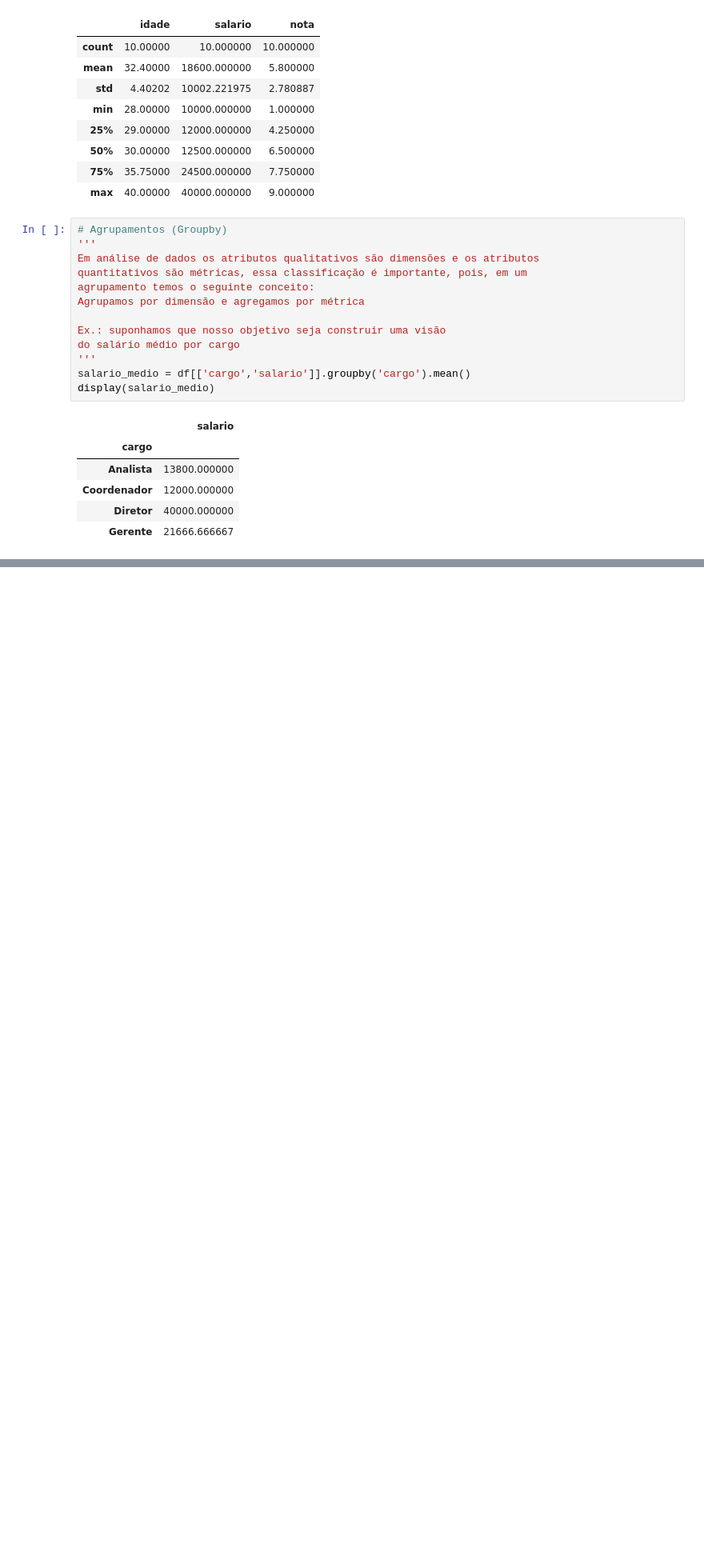
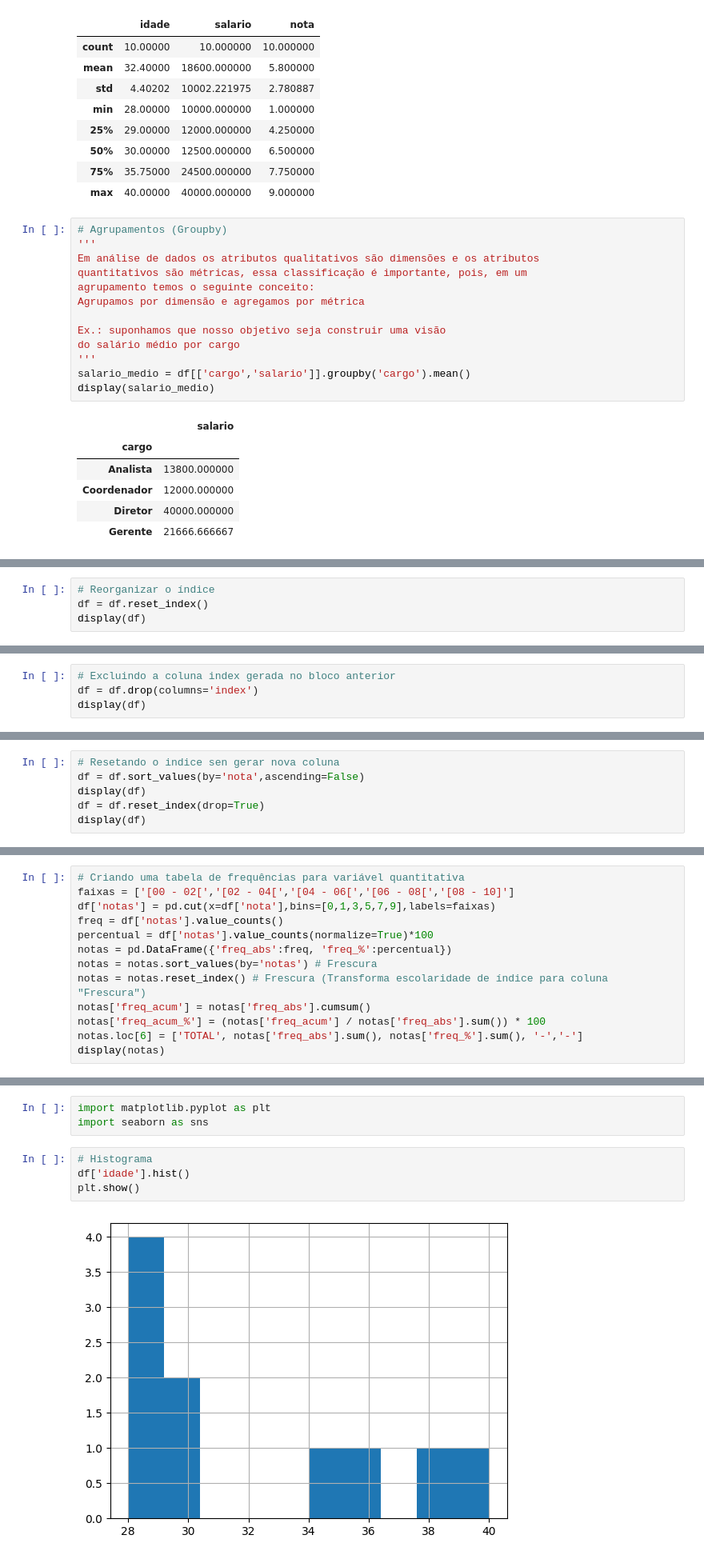
Before and after one commit to leonardo69-code/Python---Banco-de-Dados, a Jupyter notebook: Tratando_com_Estatisticas.ipynb, the cells around one changed output, grey strips where cells are left out. Shown at 80% size. Saved outputs shown, nothing was run; the diff lists cells and outputs as text; blank space fills up the shorter version.

```diff
--- a/Tratando_com_Estatisticas.ipynb
+++ b/Tratando_com_Estatisticas.ipynb
@@ -147,0 +368,4 @@ display(salario_medio)
+# %%
+# Reorganizar o índice
+df = df.reset_index()
+display(df)
@@ -147,0 +384,4 @@ display(salario_medio)
+# %%
+# Excluindo a coluna index gerada no bloco anterior
+df = df.drop(columns='index')
+display(df)
@@ -147,0 +400,6 @@ display(salario_medio)
+# %%
+# Resetando o indice sen gerar nova coluna
+df = df.sort_values(by='nota',ascending=False)
+display(df)
+df = df.reset_index(drop=True)
+display(df)
@@ -147,0 +468,13 @@ display(salario_medio)
+# %%
+# Criando uma tabela de frequências para variável quantitativa
+faixas = ['[00 - 02[','[02 - 04[','[04 - 06[','[06 - 08[','[08 - 10]']
+df['notas'] = pd.cut(x=df['nota'],bins=[0,1,3,5,7,9],labels=faixas)
+freq = df['notas'].value_counts()
+percentual = df['notas'].value_counts(normalize=True)*100
+notas = pd.DataFrame({'freq_abs':freq, 'freq_%':percentual})
+notas = notas.sort_values(by='notas') # Frescura
+notas = notas.reset_index() # Frescura (Transforma escolaridade de índice para coluna "Frescura")
+notas['freq_acum'] = notas['freq_abs'].cumsum()
+notas['freq_acum_%'] = (notas['freq_acum'] / notas['freq_abs'].sum()) * 100
+notas.loc[6] = ['TOTAL', notas['freq_abs'].sum(), notas['freq_%'].sum(), '-','-']
+display(notas)
@@ -147,0 +514,9 @@ display(salario_medio)
+# %%
+import matplotlib.pyplot as plt
+import seaborn as sns
+# %%
+# Histograma
+df['idade'].hist()
+plt.show()
+# %% [output]
+[figure, added]
```
Also changed, not shown: parts of 27 cells of this notebook.
